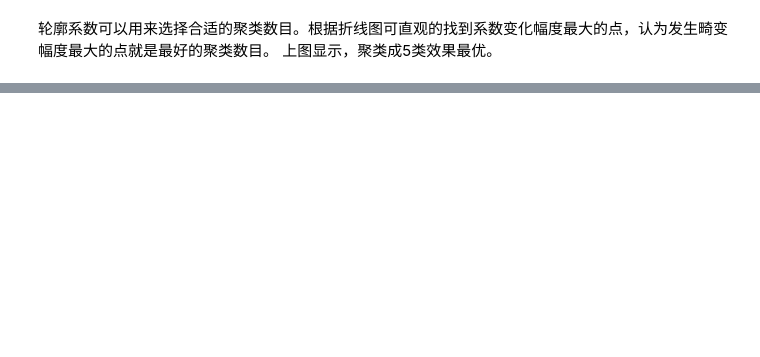
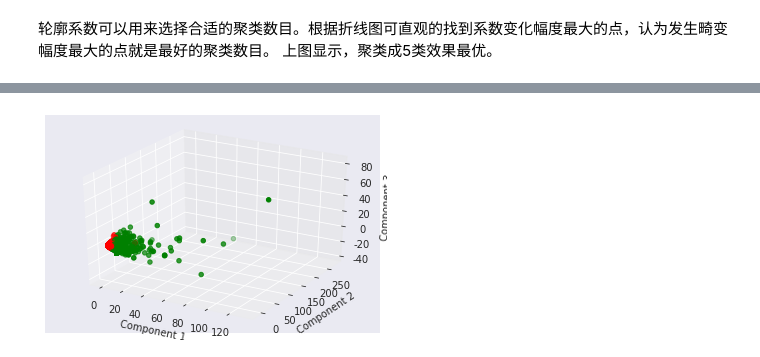
Before and after one commit to JunTheRipper/Social-Web-Mining, a Jupyter notebook: 2.社交媒体数据-切割文本+聚类.ipynb, the cells around one changed output, grey strips where cells are left out. Saved outputs shown, nothing was run; the diff lists cells and outputs as text; code cells hidden in the pictures; blank space fills up the shorter version.

```diff
--- a/2.社交媒体数据-切割文本+聚类.ipynb
+++ b/2.社交媒体数据-切割文本+聚类.ipynb
@@ -94,0 +208,11 @@ clster_1.cluster_comment()
+# %%
+def generate(n):
+    a = pd.read_csv("cluster.csv")
+    d = kmeanscluster.KMeansController(data, a)
+#     print(d.calinski_Harabaz_comment())
+    d.cluster_KMeans(n)
+    d.show_scatter_result()
+# %%
+generate(2)
+# %% [output]
+[figure, added]
```
Also changed, not shown: parts of 29 cells of this notebook.
